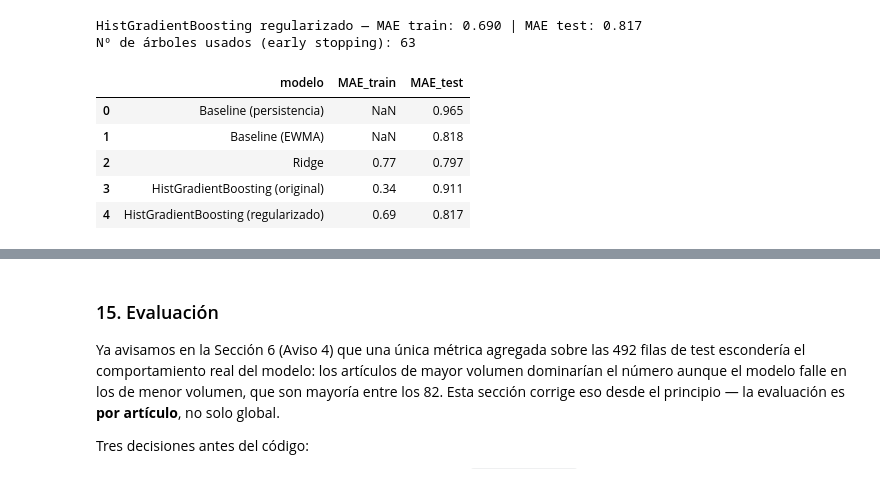
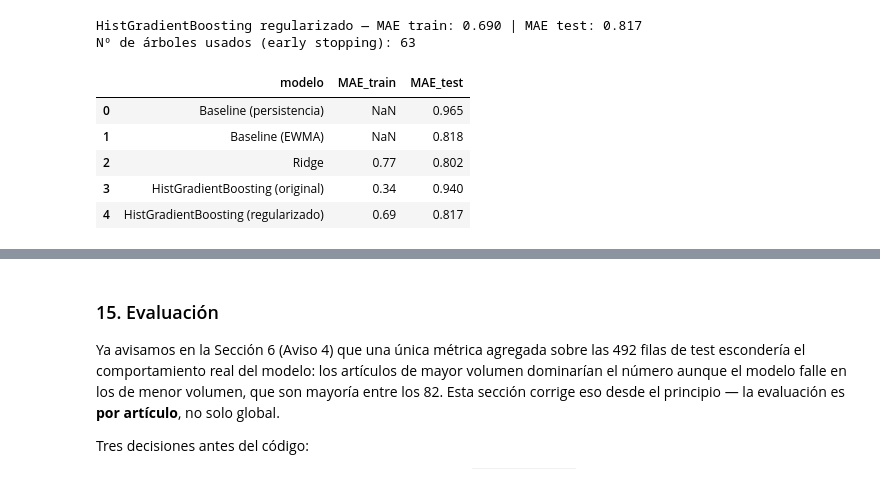
Before and after one commit to Joaquindam/TFM-Hosteleria-AI, a Jupyter notebook: notebooks/04_prediccion_ventas.ipynb, the cells around one changed output, grey strips where cells are left out. Cells and saved outputs as stored; diff of their text form; code cells hidden in the pictures.

```diff
--- a/notebooks/04_prediccion_ventas.ipynb
+++ b/notebooks/04_prediccion_ventas.ipynb
@@ -2523,12 +2521,11 @@ display(resultados_preliminares)
 # %%
 # ── 14.6 Diagnóstico: ¿HistGradientBoosting está sobreajustando? ────────────
 
-pred_hgb_train = modelo_hgb.predict(X_train_hgb)
-mae_hgb_train = mean_absolute_error(y_train, pred_hgb_train)
+mae_hgb_train = mean_absolute_error(y_train, modelo_hgb.predict(X_train_hgb))
+mae_hgb_test = mean_absolute_error(y_test, pred_hgb)
+mae_ridge_train = mean_absolute_error(y_train, modelo_ridge.predict(X_train))
+mae_ridge_test = mean_absolute_error(y_test, pred_ridge)
 
-pred_ridge_train = modelo_ridge.predict(X_train)
-mae_ridge_train = mean_absolute_error(y_train, pred_ridge_train)
-
-print(f"HistGradientBoosting — MAE train: {mae_hgb_train:.3f} | MAE test: 0.911")
-print(f"Ridge                — MAE train: {mae_ridge_train:.3f} | MAE test: 0.797")
+print(f"HistGradientBoosting — MAE train: {mae_hgb_train:.3f} | MAE test: {mae_hgb_test:.3f}")
+print(f"Ridge                — MAE train: {mae_ridge_train:.3f} | MAE test: {mae_ridge_test:.3f}")
 # %% [output]
@@ -2574,21 +2571,22 @@ HistGradientBoosting regularizado — MAE train: 0.690 | MAE test: 0.817
 Nº de árboles usados (early stopping): 63
 # %%
 # ── 14.9 Tabla comparativa completa, los 5 candidatos ────────────────────────
+
+mae_baseline = mean_absolute_error(y_test, pred_baseline)
 
 resultados_finales = pd.DataFrame({
     'modelo': ['Baseline (persistencia)', 'Baseline (EWMA)', 'Ridge',
                'HistGradientBoosting (original)', 'HistGradientBoosting (regularizado)'],
     'MAE_train': [None, None, mae_ridge_train, mae_hgb_train, mae_hgb_reg_train],
-    'MAE_test': [0.965, 0.818, 0.797, 0.911, mae_hgb_reg_test],
+    'MAE_test': [mae_baseline, mae_baseline_ewma, mae_ridge_test, mae_hgb_test, mae_hgb_reg_test],
 }).round(3)
-
 display(resultados_finales)
 # %% [output]
 |  | modelo | MAE_train | MAE_test |
 | 0 | Baseline (persistencia) | NaN | 0.965 |
 | 1 | Baseline (EWMA) | NaN | 0.818 |
-| 2 | Ridge | 0.77 | 0.797 |
-| 3 | HistGradientBoosting (original) | 0.34 | 0.911 |
+| 2 | Ridge | 0.77 | 0.802 |
+| 3 | HistGradientBoosting (original) | 0.34 | 0.940 |
 | 4 | HistGradientBoosting (regularizado) | 0.69 | 0.817 |
 # %%
 # ── 14.10 Confirmación del modelo final ──────────────────────────────────────
```
Also changed, not shown: parts of 20 cells of this notebook.
